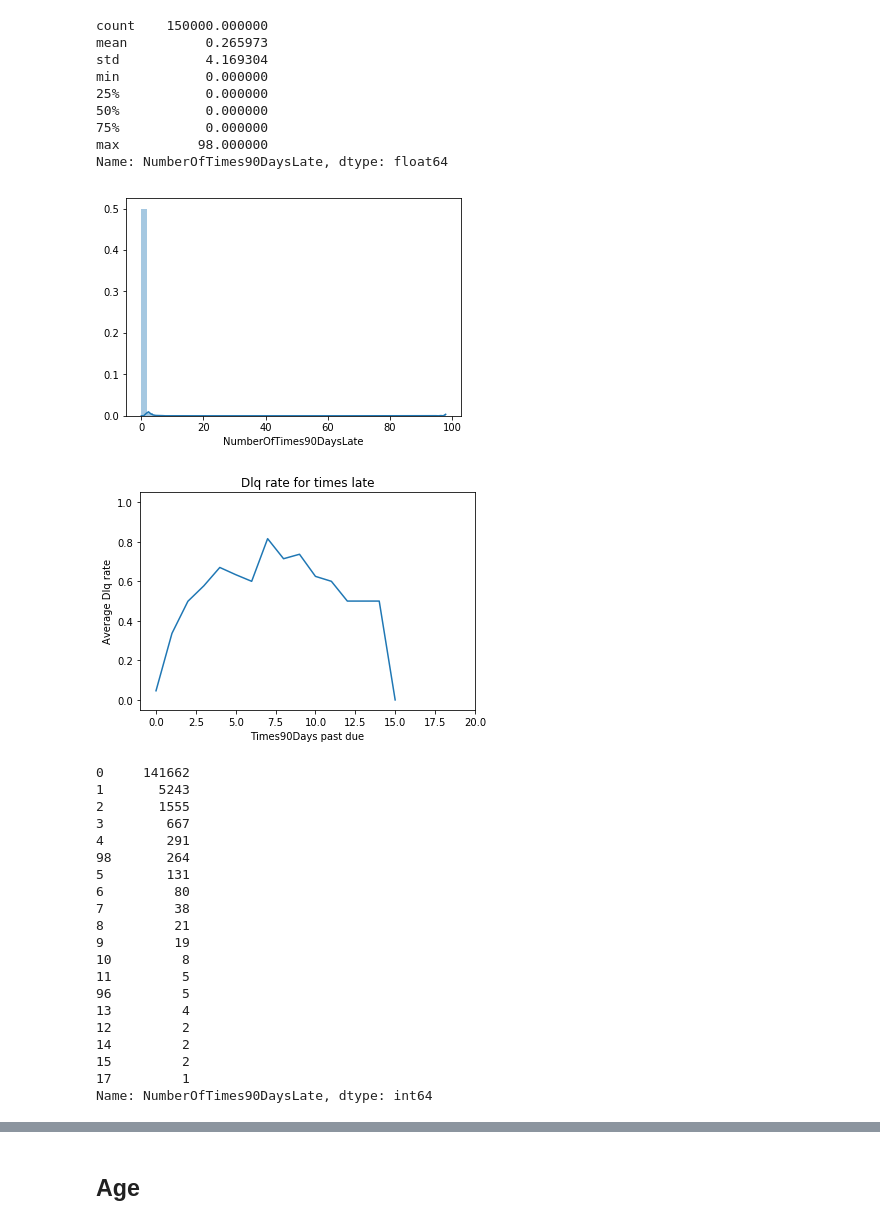
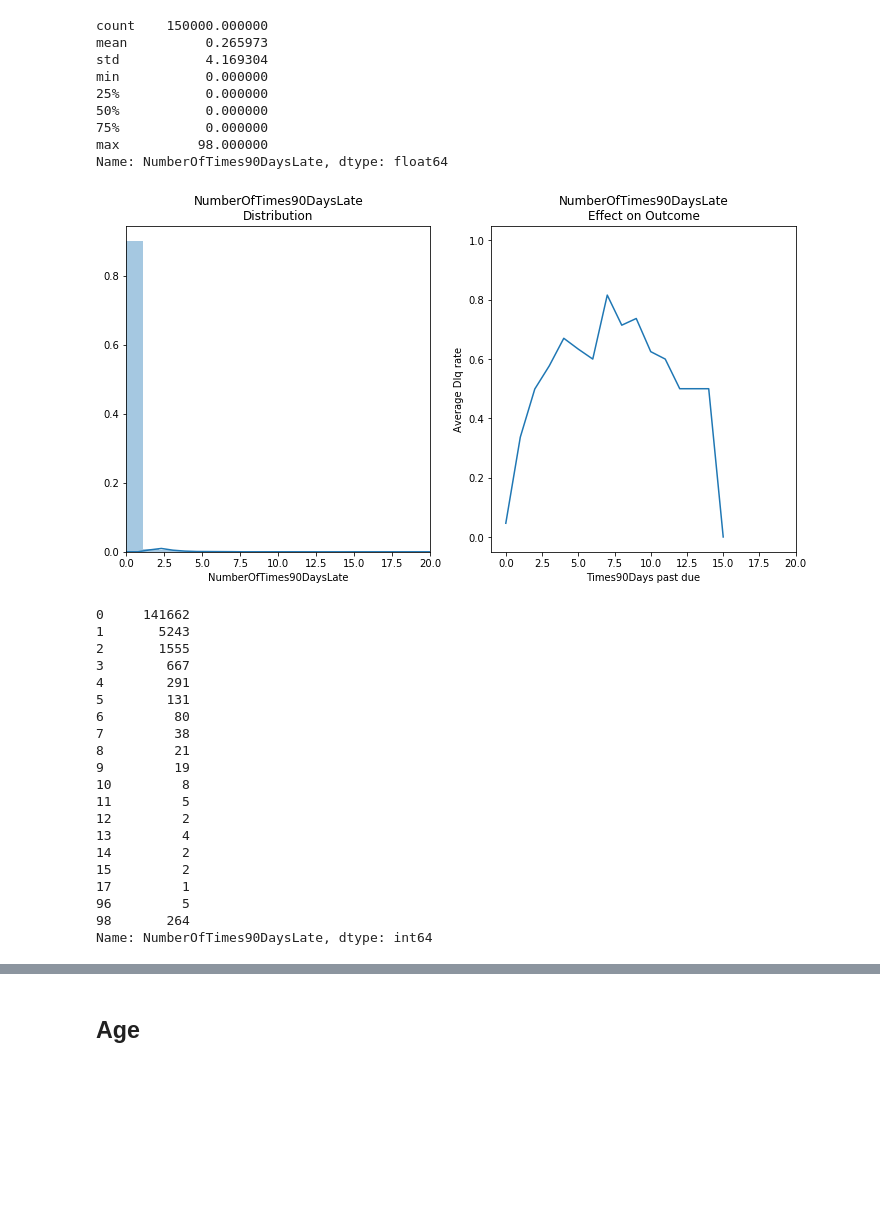
Before and after one commit to Lukede9/Thinkful, a Jupyter notebook: Bootcamp/Unit 3/Capstone/Capstone EDA.ipynb, the cells around one changed output, grey strips where cells are left out. Saved outputs shown, nothing was run; the diff lists cells and outputs as text; code cells hidden in the pictures; blank space fills up the shorter version.

```diff
--- a/Bootcamp/Unit 3/Capstone/Capstone EDA.ipynb
+++ b/Bootcamp/Unit 3/Capstone/Capstone EDA.ipynb
@@ -226,33 +262,35 @@ min           0.000000
 75%           0.000000
 max          98.000000
 Name: NumberOfTimes90DaysLate, dtype: float64
-# %%
-sns.distplot(credit['NumberOfTimes90DaysLate'])
-plt.show()
-# %% [output]
-[figure, removed]
 # %%
+plt.figure(figsize=(12,6))
+
+plt.subplot(1,2,1)
+sns.distplot(credit['NumberOfTimes90DaysLate'], bins=90)
+plt.xlim(0,20)
+plt.title('NumberOfTimes90DaysLate\nDistribution')
+
+plt.subplot(1,2,2)
 x = range(100)
 y = []
 for n in x:
     y.append(credit[credit['NumberOfTimes90DaysLate'] == n]['SeriousDlqin2yrs'].mean())
 plt.plot(x, y)
-plt.title('Dlq rate for times late')
+plt.title('NumberOfTimes90DaysLate\nEffect on Outcome')
 plt.xlabel('Times90Days past due')
 plt.ylabel('Average Dlq rate')
 plt.xlim(-1, 20)
 plt.show()
 # %% [output]
-[figure, old version]
+[figure, new version]
 # %%
-credit['NumberOfTimes90DaysLate'].value_counts()
+credit['NumberOfTimes90DaysLate'].value_counts().sort_index()
 # %% [output]
 0     141662
 1       5243
 2       1555
 3        667
 4        291
-98       264
 5        131
 6         80
 7         38
@@ -260,12 +298,13 @@ credit['NumberOfTimes90DaysLate'].value_counts()
 9         19
 10         8
 11         5
-96         5
+12         2
 13         4
-12         2
 14         2
 15         2
 17         1
+96         5
+98       264
 Name: NumberOfTimes90DaysLate, dtype: int64
 # %% [markdown]
 ### NumberOfTimes90DaysLate Takeaways
```
Also changed, not shown: parts of 79 cells of this notebook, 12 other files.
